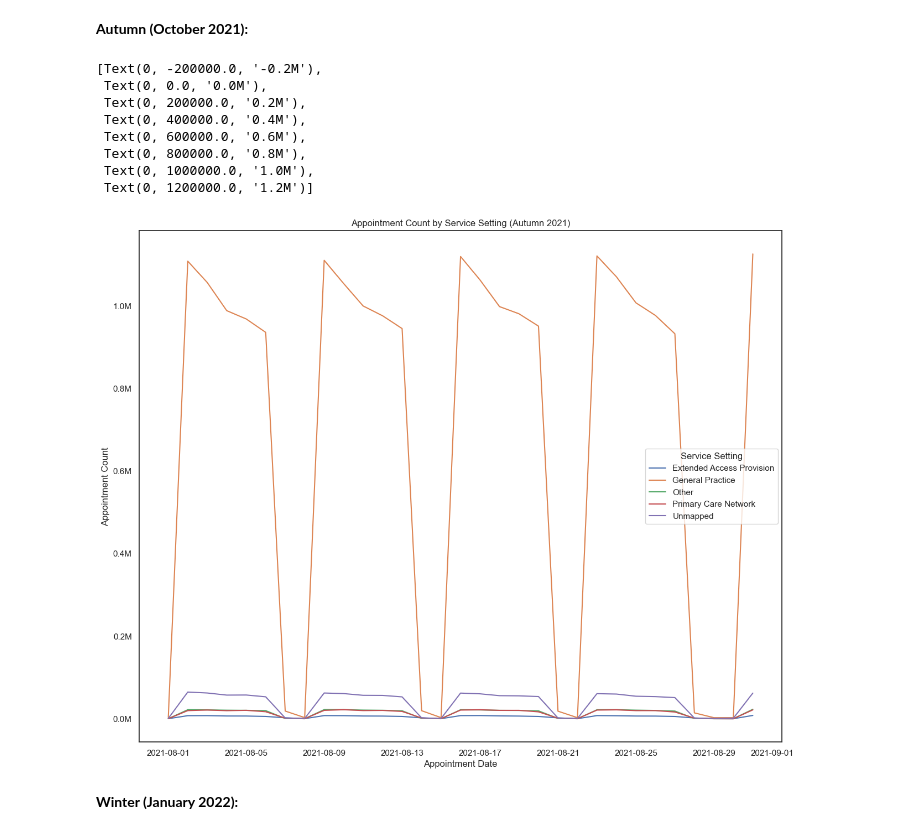
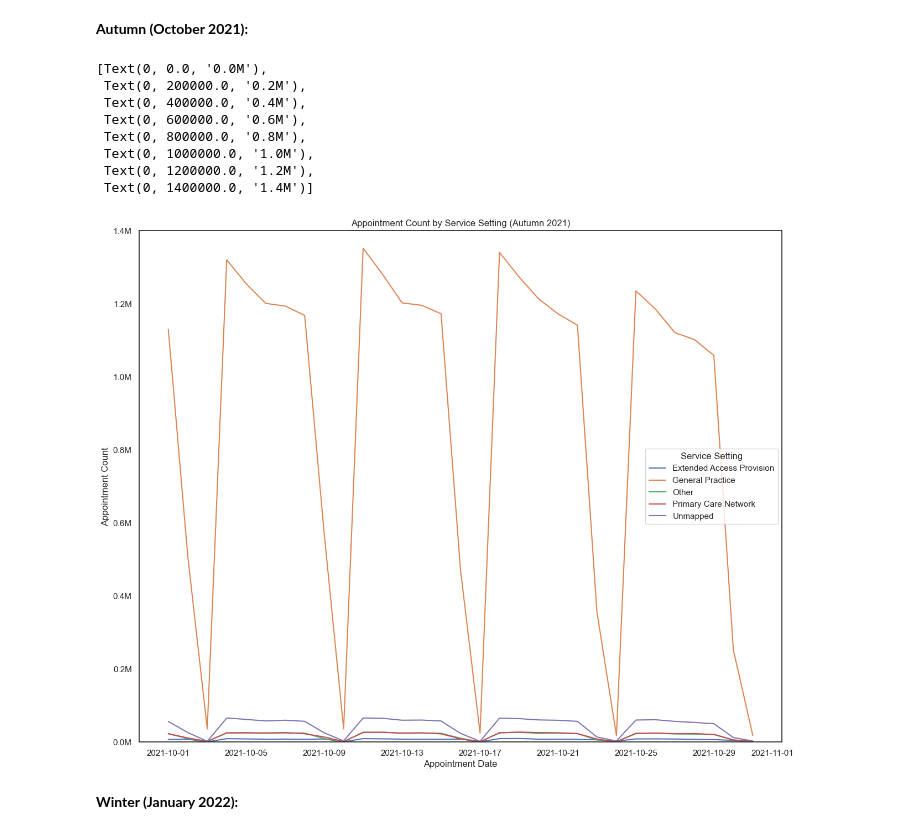
Before and after one commit to suki-w/LSE_DA_NHS_analysis, a Jupyter notebook: Suki_Wong_DA201_Assignment_Notebook.ipynb, the cells around one changed output. Saved outputs shown, nothing was run; the diff lists cells and outputs as text; code cells hidden in the pictures.

```diff
--- a/Suki_Wong_DA201_Assignment_Notebook.ipynb
+++ b/Suki_Wong_DA201_Assignment_Notebook.ipynb
@@ -597,21 +598,22 @@ summer_plot.set_yticklabels(ylabels)
 # %%
 # Look at October 2021 in more detail to allow a closer look.
 # Create a lineplot.
-autumn_plot = sns.lineplot(x='appointment_date', y='count_of_appointments', data=nc_ss_day[nc_ss_day['appointment_month']==('2021-08')],hue ='service_setting',ci=None)
+autumn_plot = sns.lineplot(x='appointment_date', y='count_of_appointments', data=nc_ss_day[nc_ss_day['appointment_month']==('2021-10')],hue ='service_setting',ci=None)
 autumn_plot.set(xlabel = "Appointment Date", ylabel = "Appointment Count", title="Appointment Count by Service Setting (Autumn 2021)")
 plt.legend(title="Service Setting", loc='best')
+autumn_plot.set(ylim = (0,1400000))
 ylabels = ['{:,.1f}'.format(x) + 'M' for x in autumn_plot.get_yticks()/1000000]
 autumn_plot.set_yticklabels(ylabels)
 # %% [output]
-[Text(0, -200000.0, '-0.2M'),
- Text(0, 0.0, '0.0M'),
+[Text(0, 0.0, '0.0M'),
  Text(0, 200000.0, '0.2M'),
  Text(0, 400000.0, '0.4M'),
  Text(0, 600000.0, '0.6M'),
  Text(0, 800000.0, '0.8M'),
  Text(0, 1000000.0, '1.0M'),
- Text(0, 1200000.0, '1.2M')]
+ Text(0, 1200000.0, '1.2M'),
+ Text(0, 1400000.0, '1.4M')]
-[figure, old version]
+[figure, new version]
 # %% [markdown]
 **Winter (January 2022):**
 # %%
```
Also changed, not shown: parts of 11 cells of this notebook.
